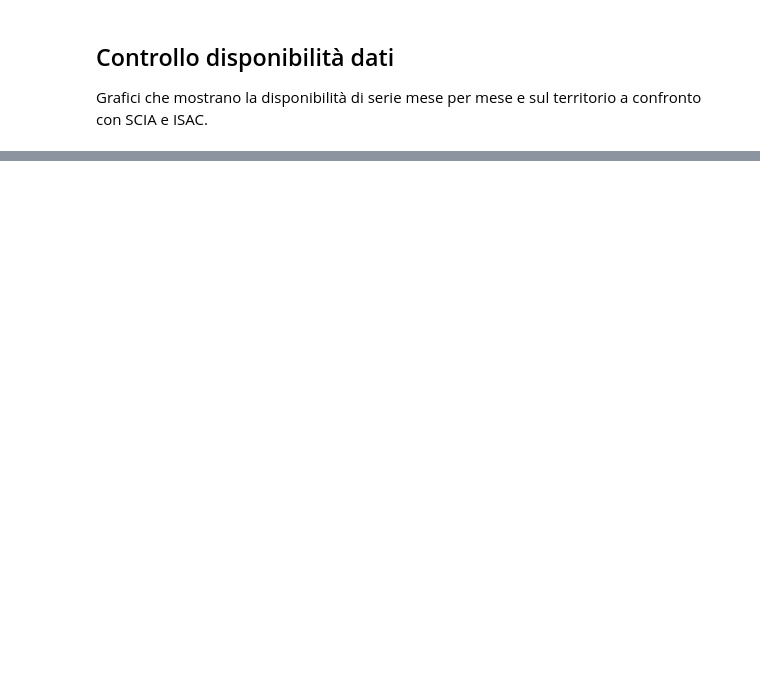
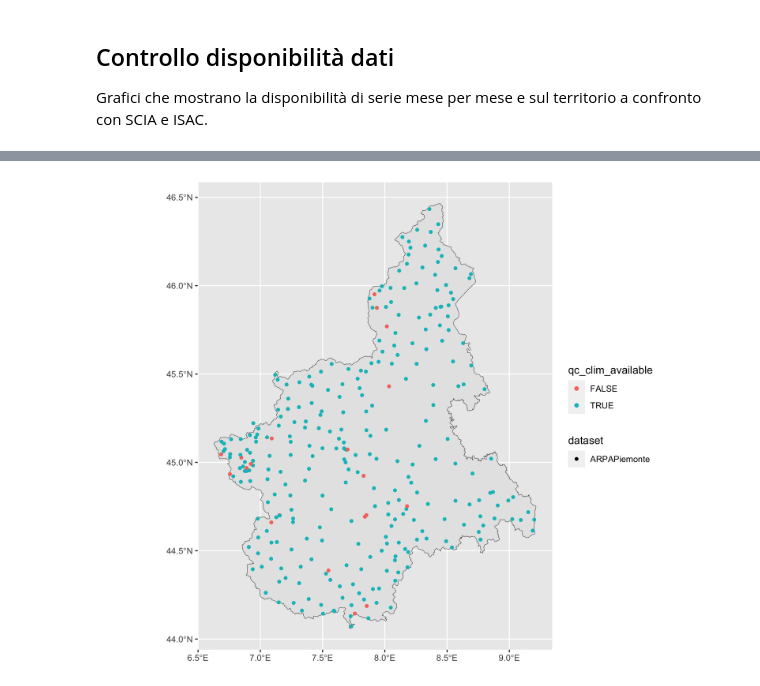
Before and after one commit to dnstudent/TesiMag, a Jupyter notebook: notebooks/integrazioni_regionali/piemonte/data_load.ipynb, the cells around one changed output, grey strips where cells are left out. Drawn from its saved outputs; the diff is of its cells as text; code cells hidden in the pictures; blank space fills up the shorter version.

```diff
--- a/notebooks/integrazioni_regionali/piemonte/data_load.ipynb
+++ b/notebooks/integrazioni_regionali/piemonte/data_load.ipynb
@@ -105,3 +115,9 @@ p
+# %%
+stations <- query_checkpoint_meta(dataset, "qc1", conns$data)
+pp <- spatial_availabilities(pp$data, stations, state_boundaries)
+pp$plot
+# %% [output]
+[figure, added]
 # %%
 climats |>
     group_by(dataset, variable, qc_clim_available) |>
```
Also changed, not shown: parts of 8 cells of this notebook, 8 other files.
